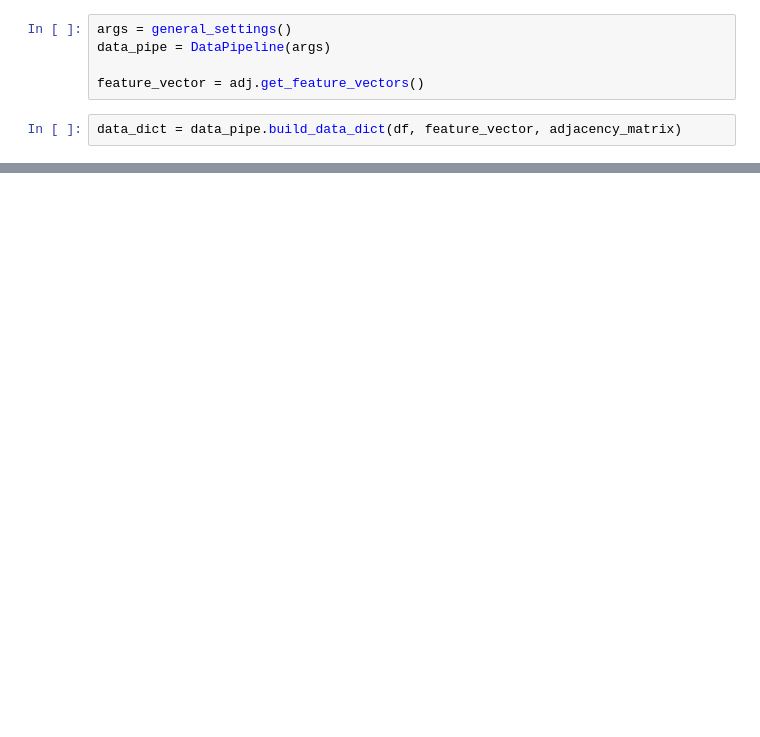
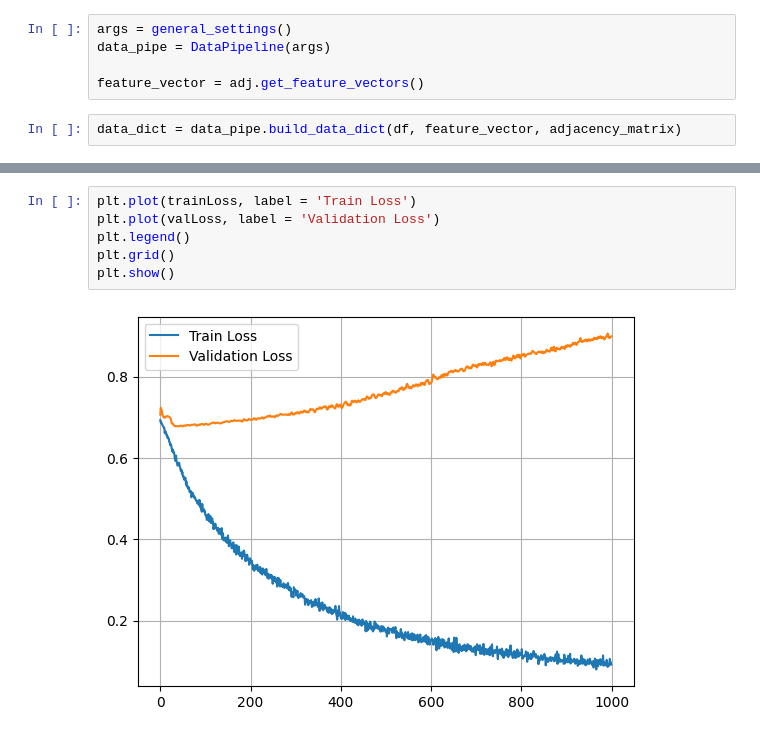
Before and after one commit to KhlYanis/MVA-Geometric_Data_Analysis, a Jupyter notebook: Exploration_notebook.ipynb, the cells around one changed output, grey strips where cells are left out. Saved outputs shown, nothing was run; the diff lists cells and outputs as text; blank space fills up the shorter version.

```diff
--- a/Exploration_notebook.ipynb
+++ b/Exploration_notebook.ipynb
@@ -270,0 +342,8 @@ RuntimeError: size mismatch, got input (871), mat (871x871), vec (6105)
+# %%
+plt.plot(trainLoss, label = 'Train Loss')
+plt.plot(valLoss, label = 'Validation Loss')
+plt.legend()
+plt.grid()
+plt.show()
+# %% [output]
+[figure, added]
```
Also changed, not shown: parts of 17 cells of this notebook, 3 other files.
